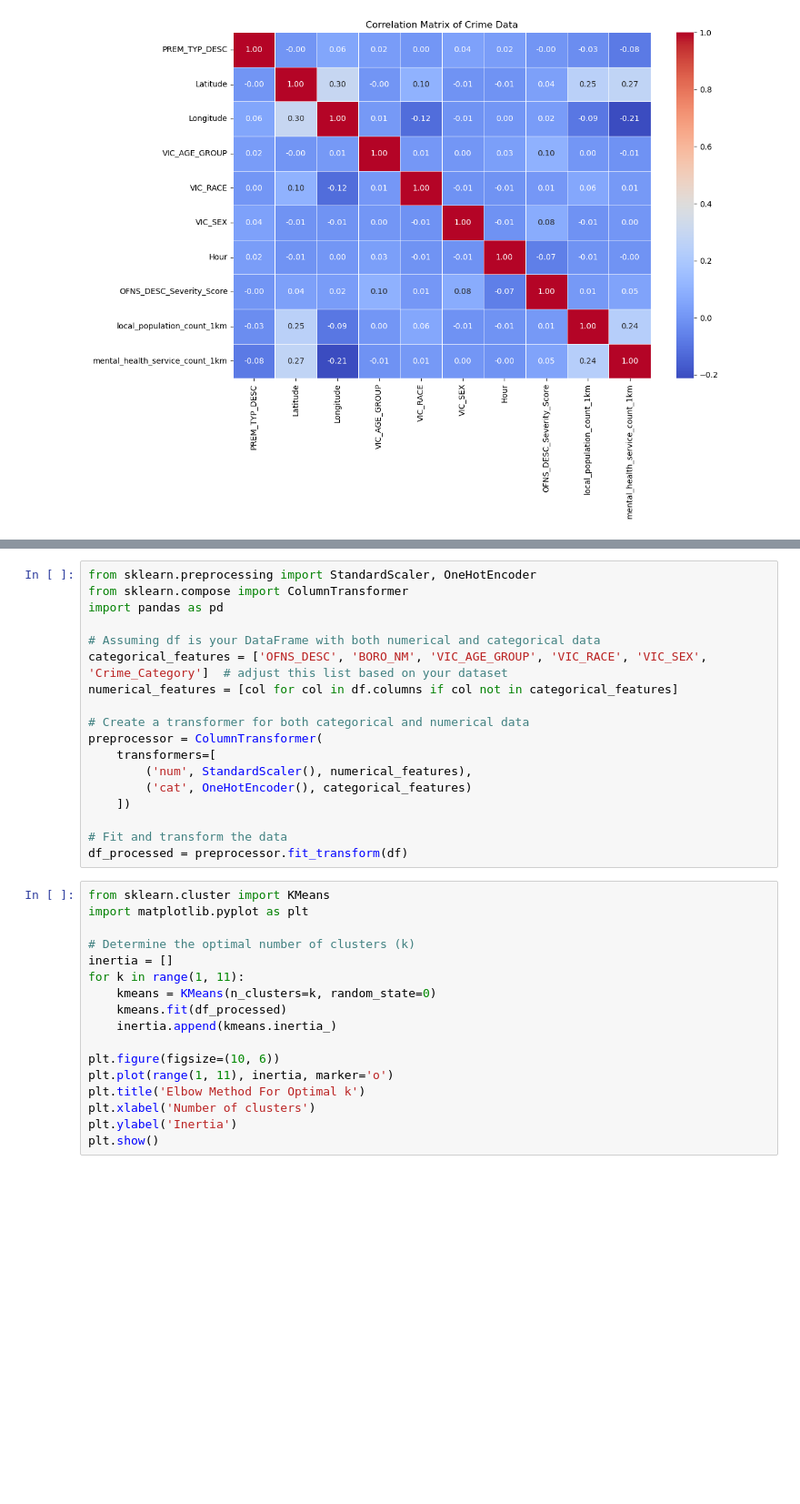
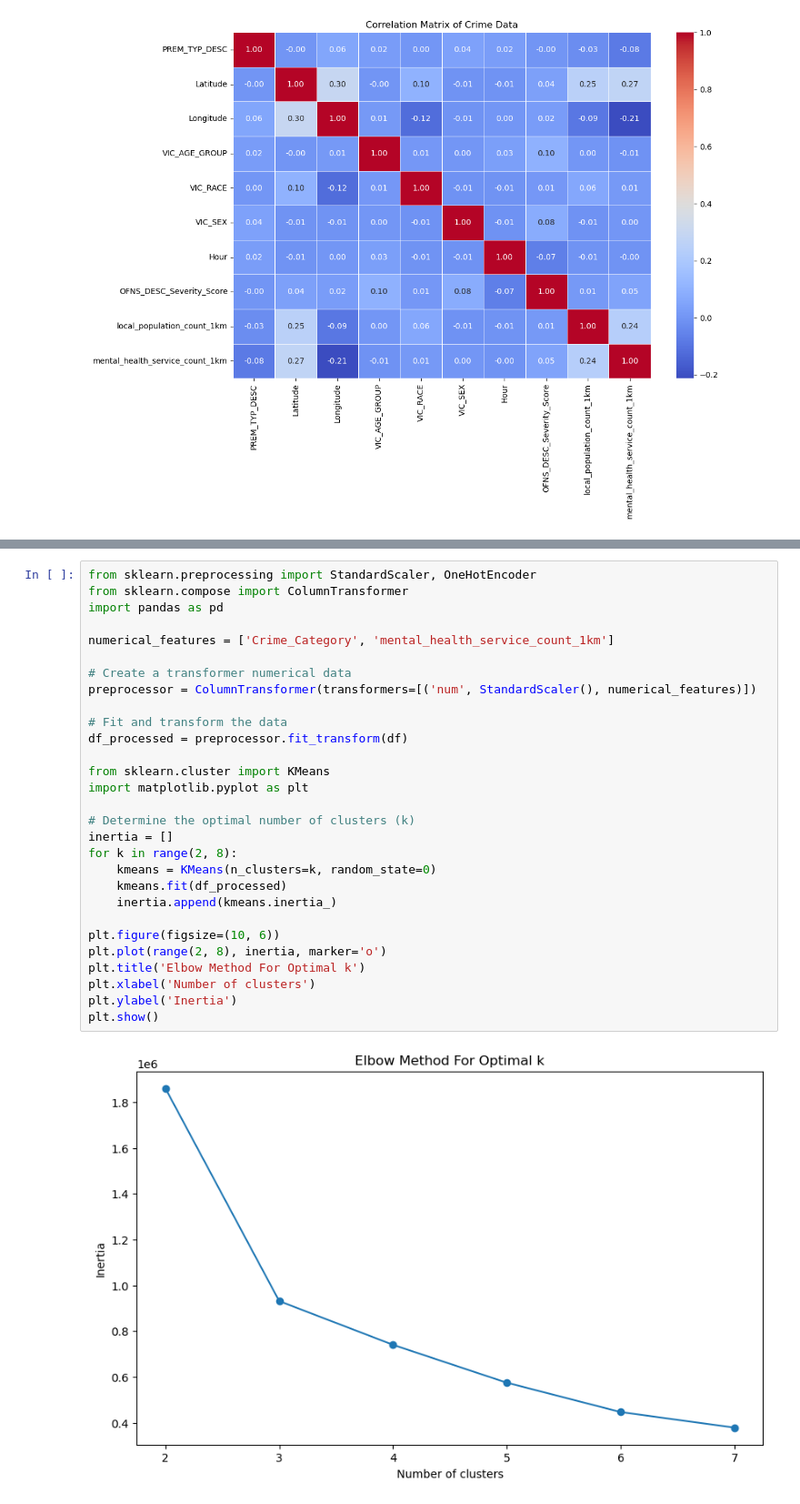
Before and after one commit to rudedoc/data-analytics, a Jupyter notebook: scripts/7 - NYPD Complaints Data Exploration.ipynb, the cells around one changed output, grey strips where cells are left out. Shown at 91% size. Saved outputs shown, nothing was run; the diff lists cells and outputs as text; blank space fills up the shorter version.

```diff
--- a/scripts/7 - NYPD Complaints Data Exploration.ipynb
+++ b/scripts/7 - NYPD Complaints Data Exploration.ipynb
@@ -183,39 +183,35 @@ df.head()
 | 2 | RAPE | BRONX | 38 | 40.810352 | -73.924942 | 107 | 2 | 2 | 23.0 | ... |
 | 3 | FELONY ASSAULT | QUEENS | 52 | 40.593680 | -73.790074 | 74 | 4 | 2 | 12.0 | ... |
 | 4 | ROBBERY | BRONX | 74 | 40.859853 | -73.894368 | 107 | 3 | 3 | 20.0 | ... |
-# %%
-from sklearn.preprocessing import StandardScaler, OneHotEncoder
-from sklearn.compose import ColumnTransformer
-import pandas as pd
-
-# Assuming df is your DataFrame with both numerical and categorical data
-categorical_features = ['OFNS_DESC', 'BORO_NM', 'VIC_AGE_GROUP', 'VIC_RACE', 'VIC_SEX', 'Crime_Category']  # adjust this list based on your dataset
-numerical_features = [col for col in df.columns if col not in categorical_features]
-
-# Create a transformer for both categorical and numerical data
-preprocessor = ColumnTransformer(
-    transformers=[
-        ('num', StandardScaler(), numerical_features),
-        ('cat', OneHotEncoder(), categorical_features)
-    ])
-
-# Fit and transform the data
-df_processed = preprocessor.fit_transform(df)
 # %%
+from sklearn.preprocessing import StandardScaler, OneHotEncoder
+from sklearn.compose import ColumnTransformer
+import pandas as pd
+
+numerical_features = ['Crime_Category', 'mental_health_service_count_1km']
+
+# Create a transformer numerical data
+preprocessor = ColumnTransformer(transformers=[('num', StandardScaler(), numerical_features)])
+
+# Fit and transform the data
+df_processed = preprocessor.fit_transform(df)
+
 from sklearn.cluster import KMeans
 import matplotlib.pyplot as plt
 
 # Determine the optimal number of clusters (k)
 inertia = []
-for k in range(1, 11):
+for k in range(2, 8):
     kmeans = KMeans(n_clusters=k, random_state=0)
     kmeans.fit(df_processed)
     inertia.append(kmeans.inertia_)
 
 plt.figure(figsize=(10, 6))
-plt.plot(range(1, 11), inertia, marker='o')
+plt.plot(range(2, 8), inertia, marker='o')
 plt.title('Elbow Method For Optimal k')
 plt.xlabel('Number of clusters')
 plt.ylabel('Inertia')
 plt.show()
+# %% [output]
+[figure, added]
 # %%
```
Also changed, not shown: parts of 9 cells of this notebook, 1 other file.
